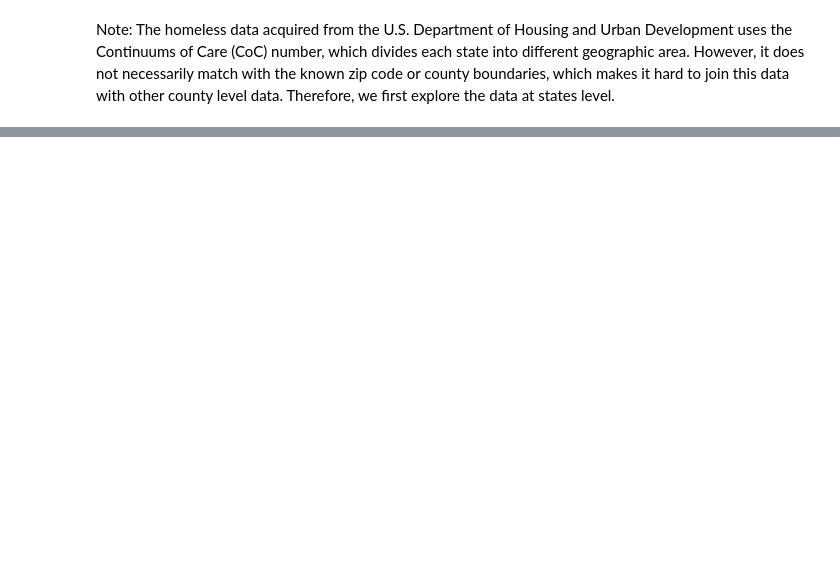
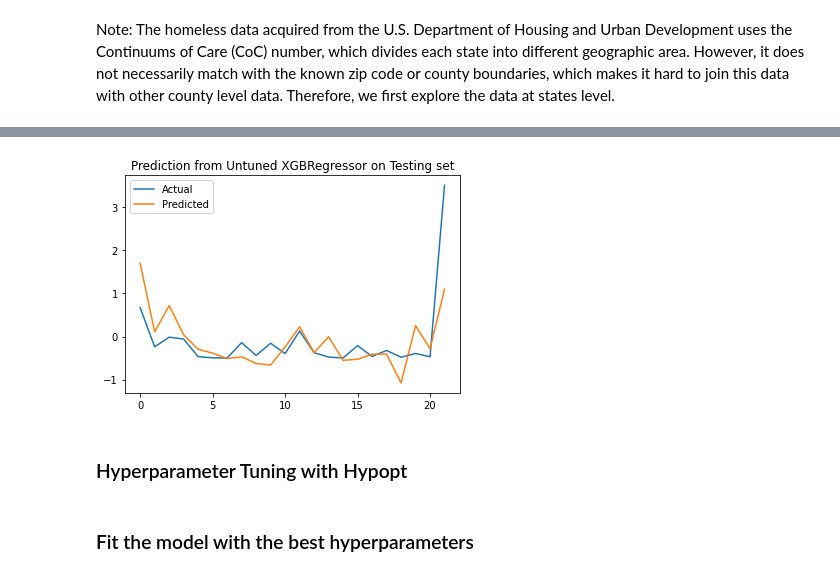
Before and after one commit to RenhaoL/CS109A_AC209A_Fall22_final_project, a Jupyter notebook: src/Homeless_Prediction_Final.ipynb, the cells around one changed output, grey strips where cells are left out. Saved outputs shown, nothing was run; the diff lists cells and outputs as text; code cells hidden in the pictures; blank space fills up the shorter version.

```diff
--- a/src/Homeless_Prediction_Final.ipynb
+++ b/src/Homeless_Prediction_Final.ipynb
@@ -1075,0 +1201,14 @@ y_test.to_csv("../data/scaled_y_test.csv", index=False)
+# %%
+# XGBoost Without Hyperparameter Tuning
+params = {'random_state': 42,
+            'colsample_bytree': 0.5,
+             'eta': 0.3,
+             'eval_metric': 'rmse',
+             'max_depth': 5,
+             'min_child_weight': 10,
+             'n_estimators': 500,
+             'objective': 'reg:squarederror',
+             'subsample': 0.8}
+
+xg_model = XGBRegressor(**params)
+xg_model.fit(X_train, y_train)
@@ -1075,0 +1226,23 @@ y_test.to_csv("../data/scaled_y_test.csv", index=False)
+# %%
+# prediction
+y_train_pred = xg_model.predict(X_train)
+y_test_pred = xg_model.predict(X_test)
+
+#Calculate MSE and R_squared of the model
+train_mse = mean_squared_error(y_train, y_train_pred)
+test_mse = mean_squared_error(y_test, y_test_pred)
+
+train_r2 = xg_model.score(X_train, y_train)
+test_r2 = xg_model.score(X_test, y_test)
+
+print("XGBoost Regressor results:\n")
+print(
+    "\tTrain MSE\t{:.4f}\n"
+    "\tTest MSE\t{:.4f}\n".format(
+        train_mse,
+        test_mse,
+    )
+)
+
+print(f"\tTrain R-squared\t{train_r2:.4f}")
+print(f"\tTest R-squared\t{test_r2:.4f}")
@@ -1075,0 +1257,11 @@ y_test.to_csv("../data/scaled_y_test.csv", index=False)
+# %%
+x_ax = range(len(y_test))
+plt.plot(x_ax, y_test, label="Actual")
+plt.plot(x_ax, y_test_pred, label="Predicted")
+plt.title("Prediction from Untuned XGBRegressor on Testing set")
+plt.legend()
+plt.show()
+# %% [output]
+[figure, added]
+# %% [markdown]
+### Hyperparameter Tuning with Hypopt
@@ -1075,0 +1308,2 @@ y_test.to_csv("../data/scaled_y_test.csv", index=False)
+# %% [markdown]
+### Fit the model with the best hyperparameters
```
Also changed, not shown: parts of 206 cells of this notebook, 1 other file.
